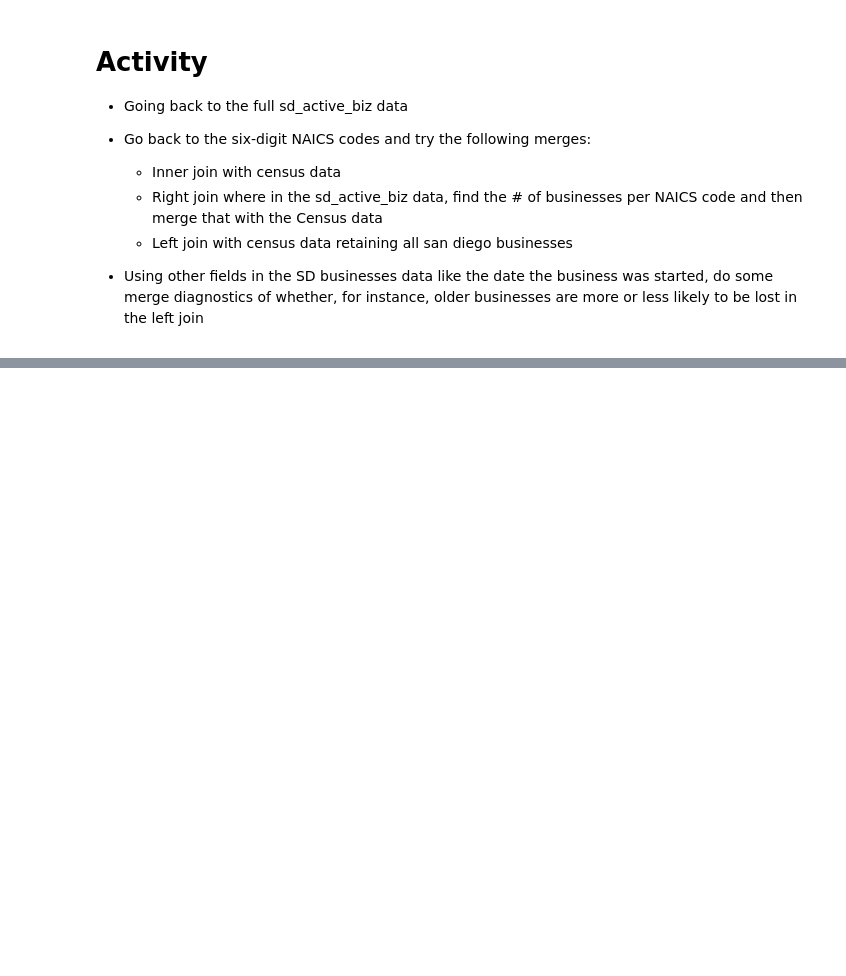
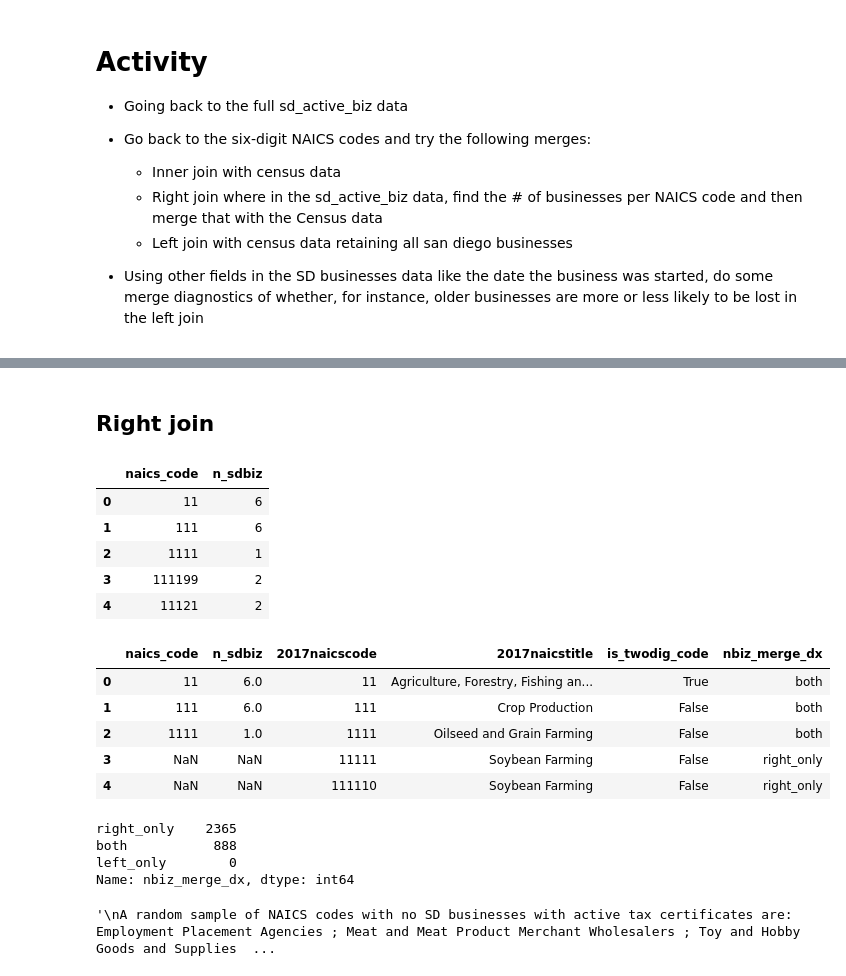
Before and after one commit to rebeccajohnson88/qss20_slides_activities, a Jupyter notebook: activities/03_merging_session1.ipynb, the cells around one changed output, grey strips where cells are left out. Saved outputs shown, nothing was run; the diff lists cells and outputs as text; code cells hidden in the pictures; blank space fills up the shorter version.

```diff
--- a/activities/03_merging_session1.ipynb
+++ b/activities/03_merging_session1.ipynb
@@ -357,0 +472,47 @@ Name: naics_merge_status, dtype: int64
+# %% [markdown]
+## Right join
+# %%
+## first, create aggregate of san diego
+## by naics code of number of businesses
+
+nbiz_pernaics = sd_active_biz.groupby('naics_code_string').agg({'account_key': 'nunique'}).reset_index()
+nbiz_pernaics.columns = ['naics_code', 'n_sdbiz']
+nbiz_pernaics.head()
+
+## then, use that as a left
+## right join with census all
+naics_wn_sdbiz = pd.merge(nbiz_pernaics,
+                         naics_all,
+                         how = "right",
+                         left_on = "naics_code",
+                         right_on = "2017naicscode",
+                        indicator = "nbiz_merge_dx")
+
+naics_wn_sdbiz.head()
+
+## look at status- see that 2365 stayed right only
+naics_wn_sdbiz.nbiz_merge_dx.value_counts()
+
+## view some with zero sd business
+"""
+A random sample of industries with no SD businesses with active \
+tax certificates are: {naics_ex}
+""".format(naics_ex = "; ".join(naics_wn_sdbiz['2017naicstitle'][naics_wn_sdbiz.nbiz_merge_dx == "right_only"].sample(n = 10)))
+# %% [output]
+|  | naics_code | n_sdbiz |
+| 0 | 11 | 6 |
+| 1 | 111 | 6 |
+| 2 | 1111 | 1 |
+| 3 | 111199 | 2 |
+| 4 | 11121 | 2 |
+|  | naics_code | n_sdbiz | 2017naicscode | 2017naicstitle | is_twodig_code | nbiz_merge_dx |
+| 0 | 11 | 6.0 | 11 | Agriculture, Forestry, Fishing an... | True | both |
+| 1 | 111 | 6.0 | 111 | Crop Production | False | both |
+| 2 | 1111 | 1.0 | 1111 | Oilseed and Grain Farming | False | both |
+| 3 | NaN | NaN | 11111 | Soybean Farming | False | right_only |
+| 4 | NaN | NaN | 111110 | Soybean Farming | False | right_only |
+right_only    2365
+both           888
+left_only        0
+Name: nbiz_merge_dx, dtype: int64
+'\nA random sample of NAICS codes with no SD businesses with active tax certificates are: Employment Placement Agencies ; Meat and Meat Product Merchant Wholesalers ; Toy and Hobby Goods and Supplies  ...
```
Also changed, not shown: parts of 7 cells of this notebook.
